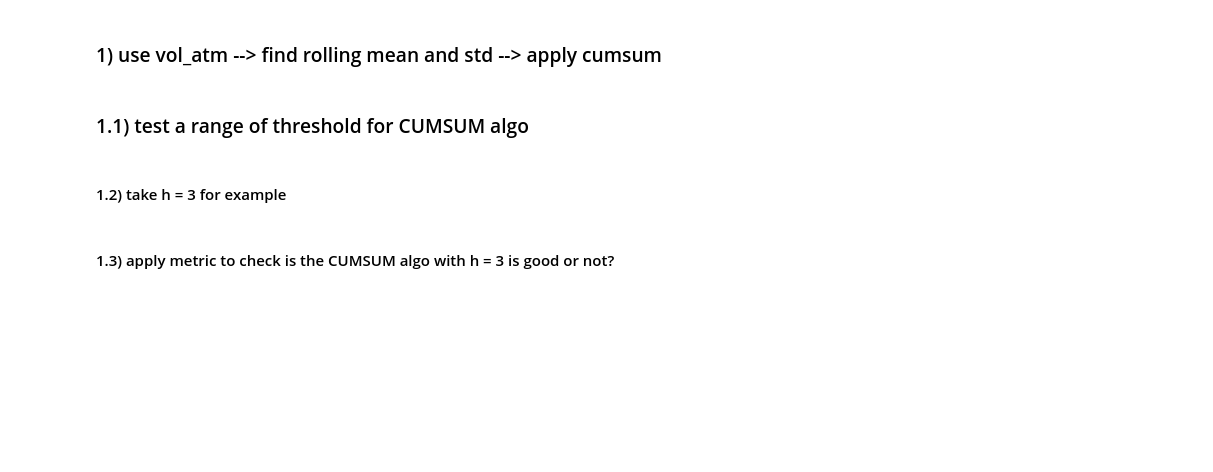
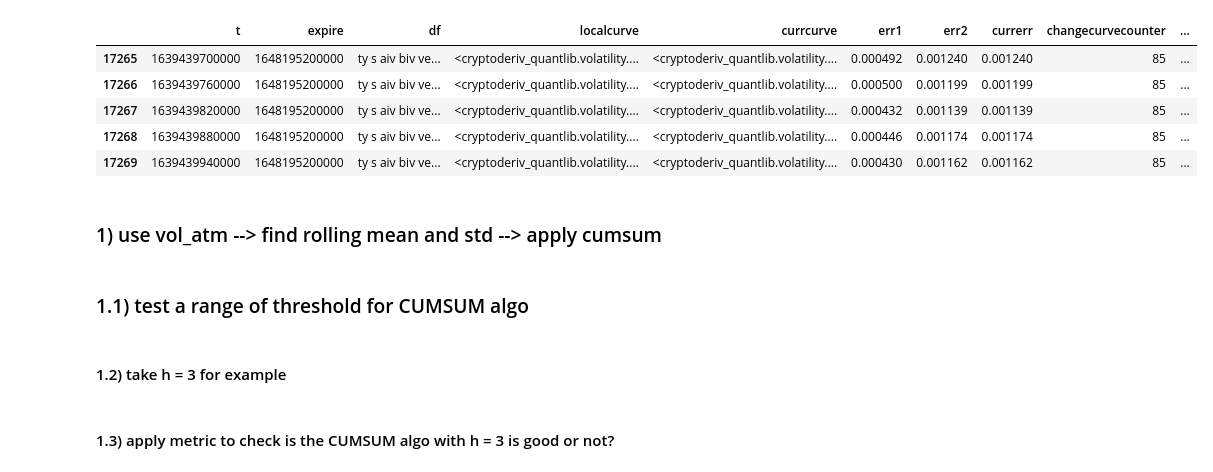
Before and after one commit to webclinic017/cdcqr-1, a Jupyter notebook: cdcqr/analytics/derivatives/vol_fitting/smoothing/param_smoothing.ipynb, the cells around one changed output. Saved outputs shown, nothing was run; the diff lists cells and outputs as text; code cells hidden in the pictures; blank space fills up the shorter version.

```diff
--- a/cdcqr/analytics/derivatives/vol_fitting/smoothing/param_smoothing.ipynb
+++ b/cdcqr/analytics/derivatives/vol_fitting/smoothing/param_smoothing.ipynb
@@ -25,5 +29,14 @@ df1.head(2)
 # %%
 df = df1.rename(columns={'localATM':'localvol_atm'})
+# %%
+df1
+# %% [output]
+|  | t | expire | df | localcurve | currcurve | err1 | err2 | currerr | changecurvecounter | ... |
+| 17265 | 1639439700000 | 1648195200000 | ty s aiv biv ve... | <cryptoderiv_quantlib.volatility.... | <cryptoderiv_quantlib.volatility.... | 0.000492 | 0.001240 | 0.001240 | 85 | ... |
+| 17266 | 1639439760000 | 1648195200000 | ty s aiv biv ve... | <cryptoderiv_quantlib.volatility.... | <cryptoderiv_quantlib.volatility.... | 0.000500 | 0.001199 | 0.001199 | 85 | ... |
+| 17267 | 1639439820000 | 1648195200000 | ty s aiv biv ve... | <cryptoderiv_quantlib.volatility.... | <cryptoderiv_quantlib.volatility.... | 0.000432 | 0.001139 | 0.001139 | 85 | ... |
+| 17268 | 1639439880000 | 1648195200000 | ty s aiv biv ve... | <cryptoderiv_quantlib.volatility.... | <cryptoderiv_quantlib.volatility.... | 0.000446 | 0.001174 | 0.001174 | 85 | ... |
+| 17269 | 1639439940000 | 1648195200000 | ty s aiv biv ve... | <cryptoderiv_quantlib.volatility.... | <cryptoderiv_quantlib.volatility.... | 0.000430 | 0.001162 | 0.001162 | 85 | ... |
 # %% [markdown]
 ### 1) use vol_atm --> find rolling mean and std --> apply cumsum
 # %%
```
Also changed, not shown: parts of 1 cell of this notebook, 20 other files.
